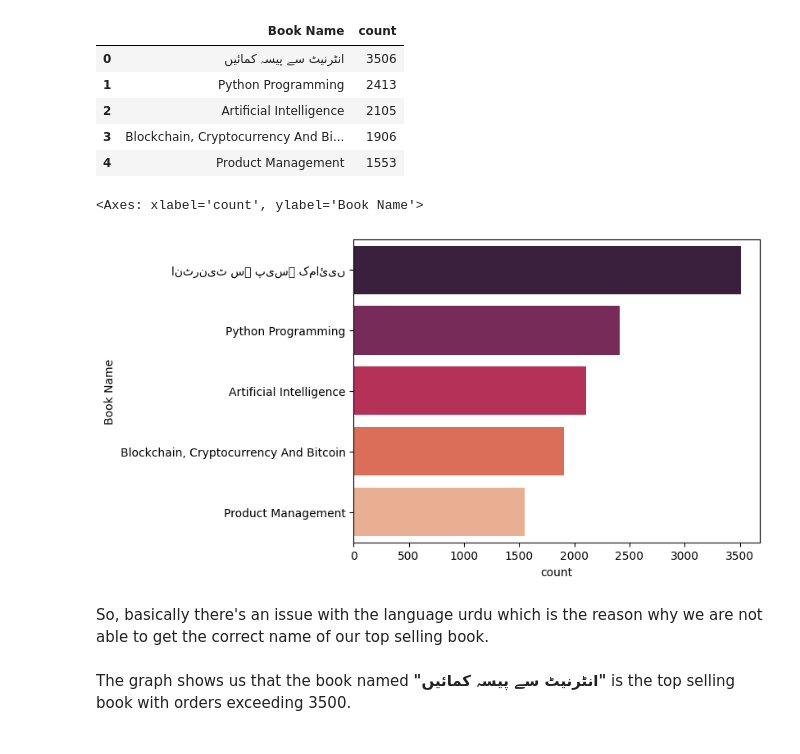
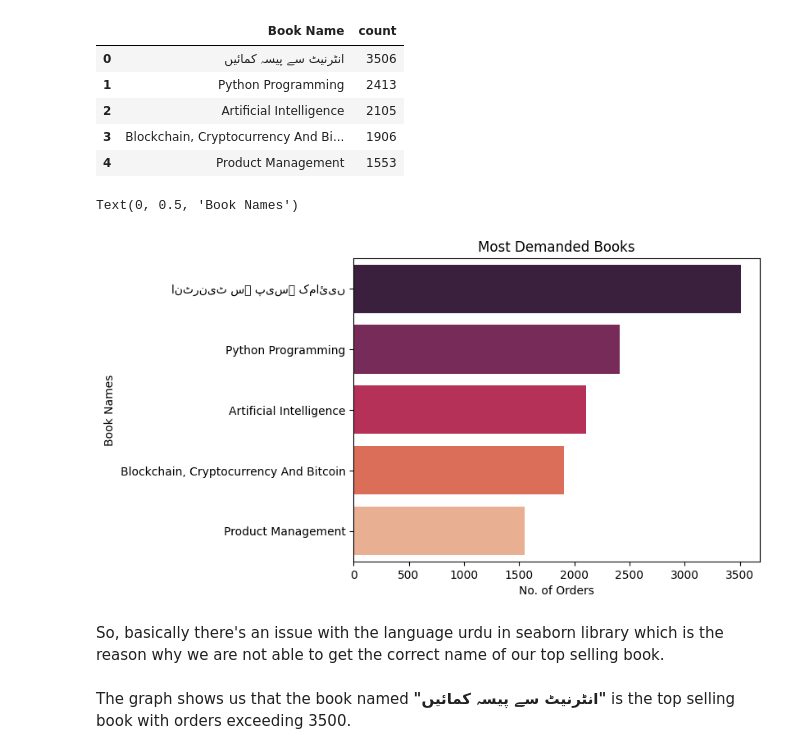
Before and after one commit to aitesamjaved26/EDA-Book-Sales, a Jupyter notebook: eda-book-sale.ipynb, the cells around one changed output. Saved outputs shown, nothing was run; the diff lists cells and outputs as text; code cells hidden in the pictures.

Commit message:
Kaggle Notebook | EDA Book Sale | Version 4

```diff
--- a/eda-book-sale.ipynb
+++ b/eda-book-sale.ipynb
@@ -201,3 +194,27 @@ cities = [city.lower() for city in cities_data['Area_Name'].tolist()]
+# %%
+cities = [
+    "karachi", "lahore", "multan", "faisalabad", "islamabad", "rawalpindi", "sialkot",
+    "kashmir", "jacobabad", "mianwali", "nawabshah", "sargodha", "quetta", "peshawar",
+    "gujranwala", "bahawalpur", "sukkur", "sheikhupura", "rahimyar khan", "jhang",
+    "gujrat", "sahiwal", "attock", "dera ismail khan", "muzaffarabad", "mirpur",
+    "kohat", "saddar", "bannu", "kamoke", "mandi bahauddin", "wah", "dera ghazi khan",
+    "kasur", "okara", "chiniot", "kandhkot", "khuzdar", "daska", "dera murad jamali",
+    "gujar khan", "mardan", "chaman", "jalalpur", "hafizabad", "sadiqabad",
+    "burewala", "jacobabad", "sialkot", "sukkur", "rohri", "jhelum", "ahmedpur east",
+    "kamalia", "hyderabad", "nawabshah", "dadu", "larkana", "khairpur", "jacobabad",
+    "sukkur", "peshawar", "abbottabad", "mardan", "bannu", "swabi", "nowshera",
+    "charsadda", "muzaffargarh", "layyah", "dera ghazi khan", "bahawalnagar",
+    "bhakkar", "sahiwal", "bahawalpur", "jhang", "toba tek singh", "chiniot",
+    "rahimyar khan", "sukkur", "larkana", "shikarpur", "jacobabad", "khairpur",
+    "sadiqabad", "mirpur khas", "umpire", "gawadar", "qalat", "khuzdar",
+    "gakuch", "skardu", "gilgit", "hunza", "nagar", "abbottabad", "mansehra",
+    "haripur", "batagram", "karak", "kohat", "bannu", "dera ismail khan", "tank",
+    "peshawar", "nowshera", "charsadda", "mardan", "swabi", "abbottabad", "hazara",
+    "rawalakot", "muzaffarabad", "mirpur", "bhimber", "ajk", "sanghar", "swat", "ghotki", "chitral",
+    "taxila", "malakand", "chakwal", "rahim yar khan", "toba tek singh", "dera ghazi khan", "mingora",
+    "abu dhabi", "dubai", "riyadh"
+
+]
 # %%
 for city_in_df in books_data["City"]:
     str_list = city_in_df.lower().split()
@@ -252,15 +269,17 @@ def split_booknames(df_to_split):
 
     order_num = []
     book_name = []
+    status=[]
 
     for i, book in enumerate(df_to_split["Book Name"]):
         bookNames = book.split('/')
         for each_book in bookNames:
             order_num.append(df_to_split.iloc[i]["Order Number"])
             book_name.append(each_book)
+            status.append(df_to_split.iloc[i]['Order Status'])
 
-    book_df = pd.DataFrame(data=[order_num, book_name]).transpose()
-    book_df.columns = ["Order Number", "Book Name"]
+    book_df = pd.DataFrame(data=[order_num, book_name, status]).transpose()
+    book_df.columns = ["Order Number", "Book Name", 'Order Status']
 
     return book_df
 # %%
@@ -320,11 +339,14 @@ top_selling_books
 | 4 | Product Management | 1553 |
 # %%
 sns.barplot(data=top_selling_books, x='count', y='Book Name',palette='rocket')
+plt.title("Most Demanded Books")
+plt.xlabel("No. of Orders")
+plt.ylabel("Book Names")
 # %% [output]
-<Axes: xlabel='count', ylabel='Book Name'>
+Text(0, 0.5, 'Book Names')
-[figure, old version]
+[figure, new version]
 # %% [markdown]
-So, basically there's an issue with the language urdu which is the reason why we are not able to get the correct name of our top selling book.
+So, basically there's an issue with the language urdu in seaborn library which is the reason why we are not able to get the correct name of our top selling book.
 # %% [markdown]
 The graph shows us that the book named **"انٹرنیٹ سے پیسہ کمائیں"** is the top selling book with orders exceeding 3500.
 # %% [markdown]
```
Also changed, not shown: parts of 36 cells of this notebook.
